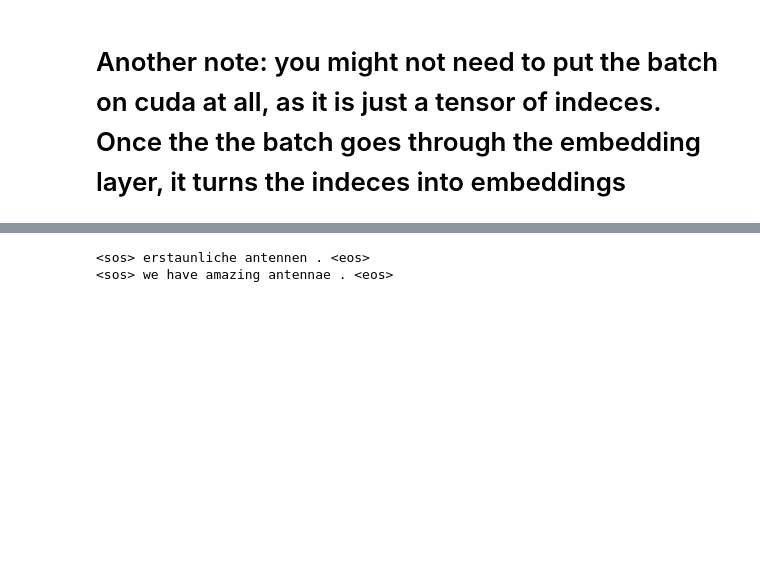
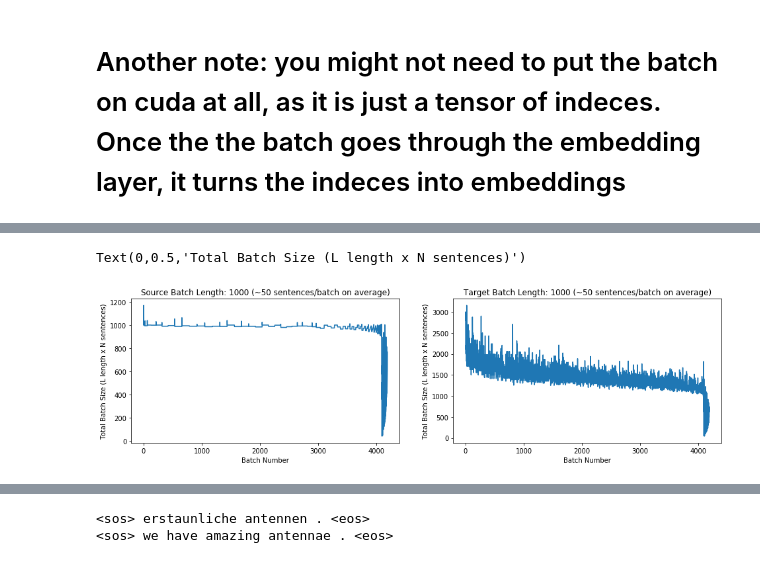
Before and after one commit to yashbidasaria/nmt, a Jupyter notebook: Batch Experiments.ipynb, the cells around one changed output, grey strips where cells are left out. Drawn from its saved outputs; the diff is of its cells as text; code cells hidden in the pictures; blank space fills up the shorter version.

Commit message:
Include batch size plots

```diff
--- a/Batch Experiments.ipynb
+++ b/Batch Experiments.ipynb
@@ -265,9 +267,8 @@ def bake_batches(de, en, batch_size=1300, min_len=3, max_len=768, bucket_step=3)
     german = copy.deepcopy(de)
     english = copy.deepcopy(en)
 
-    buckets = [[] for i in range(min_len, max_len, bucket_step)]
+    buckets = [[] for i in range(0, max_len, bucket_step)]
     bucket_lengths = [0 for i in buckets]
-    print(len(bucket_lengths))
     batches = []
 
     # For every sentence in the dataset, find its corresponding bucket and put it in there, once the bucket
@@ -296,11 +297,3 @@ def bake_batches(de, en, batch_size=1300, min_len=3, max_len=768, bucket_step=3)
             del b[:]
 
     return batches
-
-training_data = [[german['train'][i], english['train'][i]] for i in range(len(german))]
-
-random.shuffle(training_data)
-
-de_shuffled = [td[0] for td in training_data]
-en_shuffled = [td[1] for td in training_data]
-batches = bake_batches(de_shuffled, en_shuffled)
@@ -310,11 +301,13 @@ batches = bake_batches(de_shuffled, en_shuffled)
 # for b in buckets:
 #     if b:
 #         print(b)
+batches = bake_batches(german['train'], english['train'], batch_size=1600)
+print("number of batches:", len(batches))
 
-print(len(batches))
+
 total = 0
 for b in batches:
     total += b['source'].shape[1]
-print(total)
-batches[0]
+print("Total sentences, should be 196,884):",total)
+# batches[0]
 # %% [output]
@@ -331,0 +320,12 @@ batches[0]
+# %%
+source_tensor_size = []
+target_tensor_size = []
+combined_tensor_size = []
+
+for b in batches:
+    src_size = b['source'].shape[0] * b['source'].shape[1]
+    trg_size = b['target'].shape[0] * b['target'].shape[1]
+
+    source_tensor_size.append(src_size)
+    target_tensor_size.append(trg_size)
+    combined_tensor_size.append(src_size + trg_size)
@@ -331,0 +338,17 @@ batches[0]
+# %%
+x = np.arange(0, len(source_tensor_size), 1)
+
+plt.figure(figsize=(16,4))
+plt.subplot(121)
+plt.plot(x, source_tensor_size)
+plt.title("Source Batch Length: 1000 (~50 sentences/batch on average)")
+plt.xlabel("Batch Number")
+plt.ylabel("Total Batch Size (L length x N sentences)")
+plt.subplot(122)
+plt.plot(x, target_tensor_size)
+plt.title("Target Batch Length: 1000 (~50 sentences/batch on average)")
+plt.xlabel("Batch Number")
+plt.ylabel("Total Batch Size (L length x N sentences)")
+# %% [output]
+Text(0,0.5,'Total Batch Size (L length x N sentences)')
+[figure, added]
```
Also changed, not shown: parts of 12 cells of this notebook.
